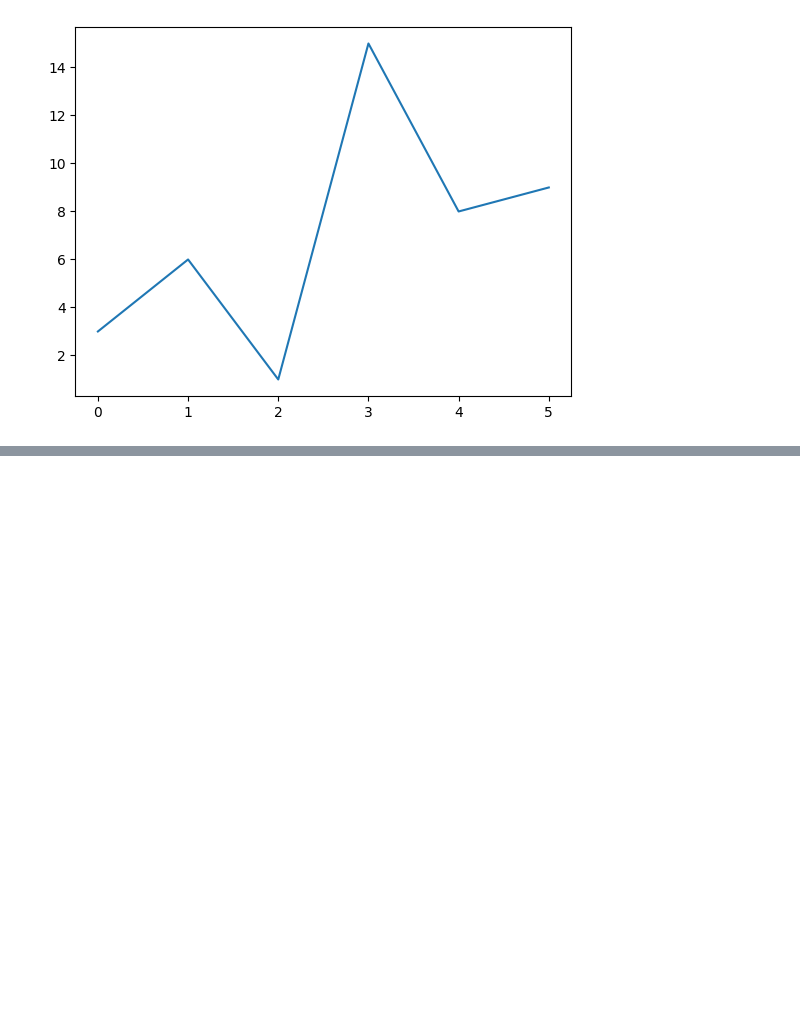
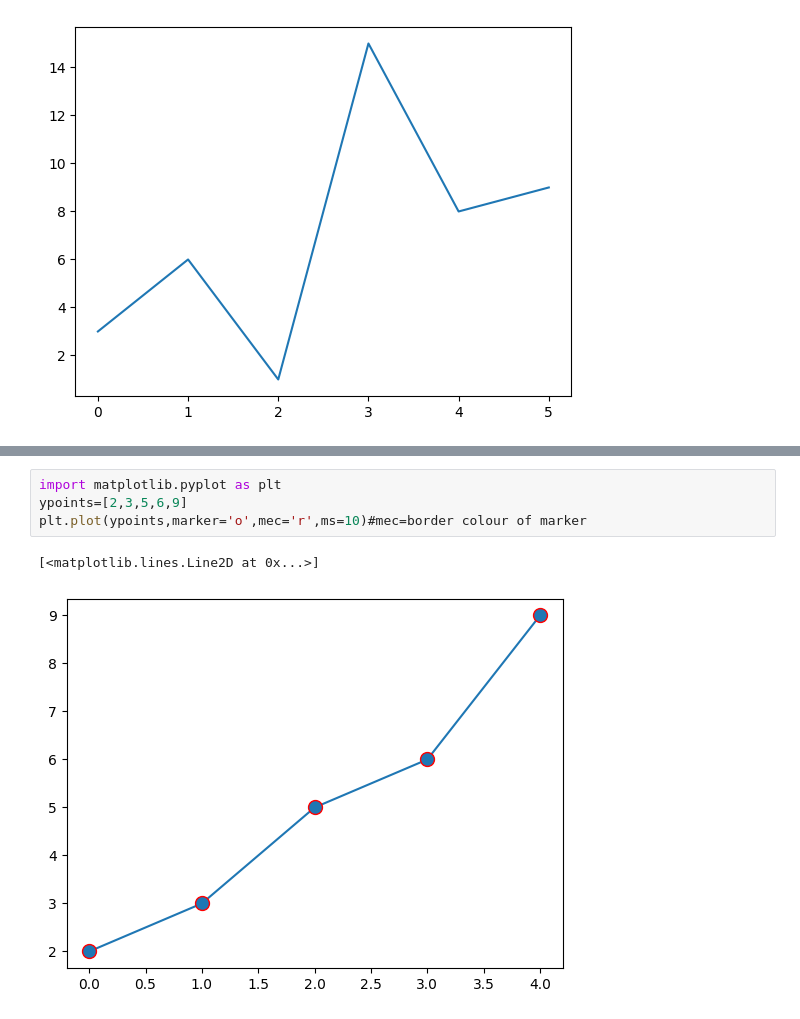
Before and after one commit to nexiqo/Machine-learning-challenge-in-100-days, a Jupyter notebook: mlday1.ipynb, the cells around one changed output, grey strips where cells are left out. Cells and saved outputs as stored; diff of their text form; blank space fills up the shorter version.

```diff
--- a/mlday1.ipynb
+++ b/mlday1.ipynb
@@ -39,0 +47,7 @@ plt.show()
+# %%
+import matplotlib.pyplot as plt
+ypoints=[2,3,5,6,9]
+plt.plot(ypoints,marker='o',mec='r',ms=10)#mec=border colour of marker
+# %% [output]
+[<matplotlib.lines.Line2D at 0x...>]
+[figure, added]
```
Also changed, not shown: parts of 2 cells of this notebook.
